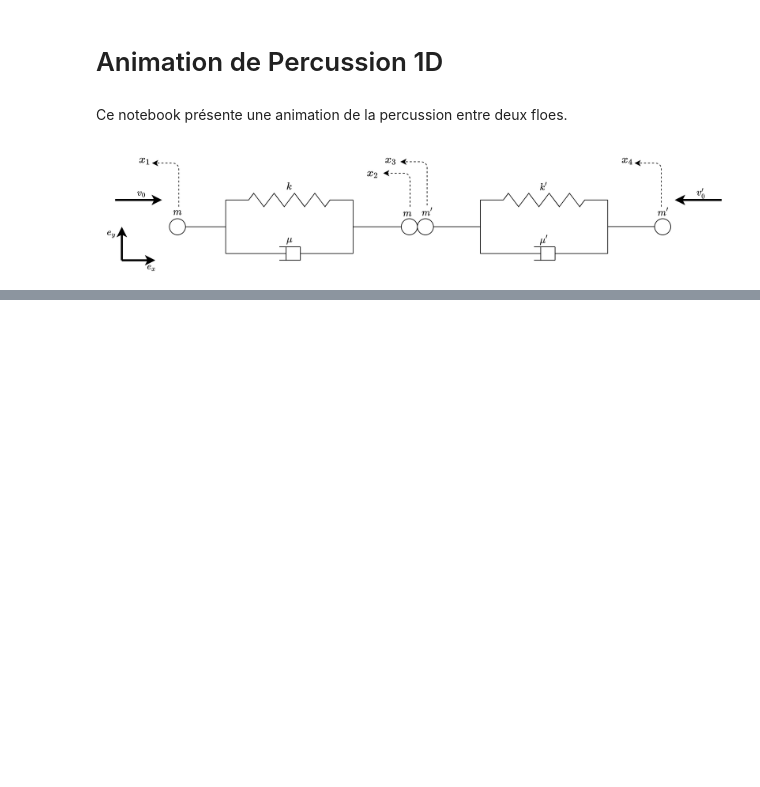
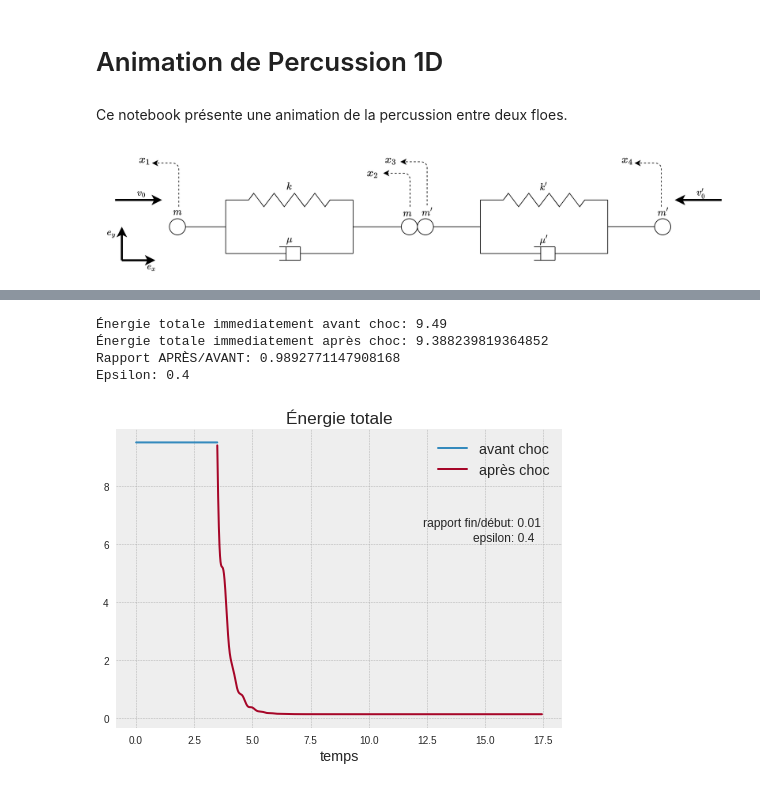
Before and after one commit to ddrous/ice-floes, a Jupyter notebook: code/simu1D/Animation1D.ipynb, the cells around one changed output, grey strips where cells are left out. Cells and saved outputs as stored; diff of their text form; code cells hidden in the pictures; blank space fills up the shorter version.

```diff
--- a/code/simu1D/Animation1D.ipynb
+++ b/code/simu1D/Animation1D.ipynb
@@ -208,3 +246,44 @@ plt.legend();
+# %%
+## Energie avant choc
+E_av = (2*0.5*m*(v0**2) + 2*0.5*m_*(v_0**2))*np.ones_like(t)
+E_av[N+1:] = np.nan
+# P_ap = 2*m*V0+2*m_*V_0
+
+## Energie cinetique apres choc
+E_ap_c = 0.5*m*(X12[:,2]**2 + X12[:,3]**2) + 0.5*m_*(X34[:,2]**2 + X34[:,3]**2)
+
+## Energie elastique apres choc
+E_ap_el = 0.5*k*((np.abs(X12[:,1]-X12[:,0])-L0)**2) + 0.5*k_*((np.abs(X34[:,1]-X34[:,0])-L_0)**2)
+# E_ap_el = 0*E_ap_el
+
+## Energie dissipative apres choc
+unit1 = (X12[:,1]-X12[:,0]) / np.linalg.norm((X12[:,1]-X12[:,0]))
+unit2 = (X34[:,1]-X34[:,0]) / np.linalg.norm((X34[:,1]-X34[:,0]))
+E_ap_r = 0.5*mu*(np.dot(X12[:,3]-X12[:,2], unit1)**2) + 0.5*mu_*(np.dot(X34[:,3]-X34[:,2], unit2)**2)
+# E_ap_r = 0*E_ap_r
+
+tmp = E_ap_c + E_ap_r + E_ap_el
+E_ap = np.concatenate([np.ones_like(t_old), tmp])
+E_ap[:N+1] = np.nan
+
+print("Énergie totale immediatement avant choc:", E_av[N])
+print("Énergie totale immediatement après choc:", E_ap[N+1])
+print("Rapport APRÈS/AVANT:", E_ap[N+1]/E_av[N])
+print("Epsilon:", eps)
+
+plt.plot(t, E_av, label="avant choc")
+plt.plot(t, E_ap, label="après choc")
+plt.title("Énergie totale")
+plt.xlabel("temps")
+plt.annotate('rapport fin/début: '+str(np.round(E_ap[-1]/E_av[0], 2)), xy=(12.35, 6.6))
+plt.annotate('epsilon: '+str(eps), xy=(14.5, 6.1))
+plt.legend();
+# %% [output]
+Énergie totale immediatement avant choc: 9.49
+Énergie totale immediatement après choc: 9.388239819364852
+Rapport APRÈS/AVANT: 0.9892771147908168
+Epsilon: 0.4
+[figure, added]
 # %%
 ## Une fonction pour dessiner un ressort
 def plot_spring(x, y, theta, L, H, L0, ax):
```
Also changed, not shown: parts of 7 cells of this notebook, 1 other file.
